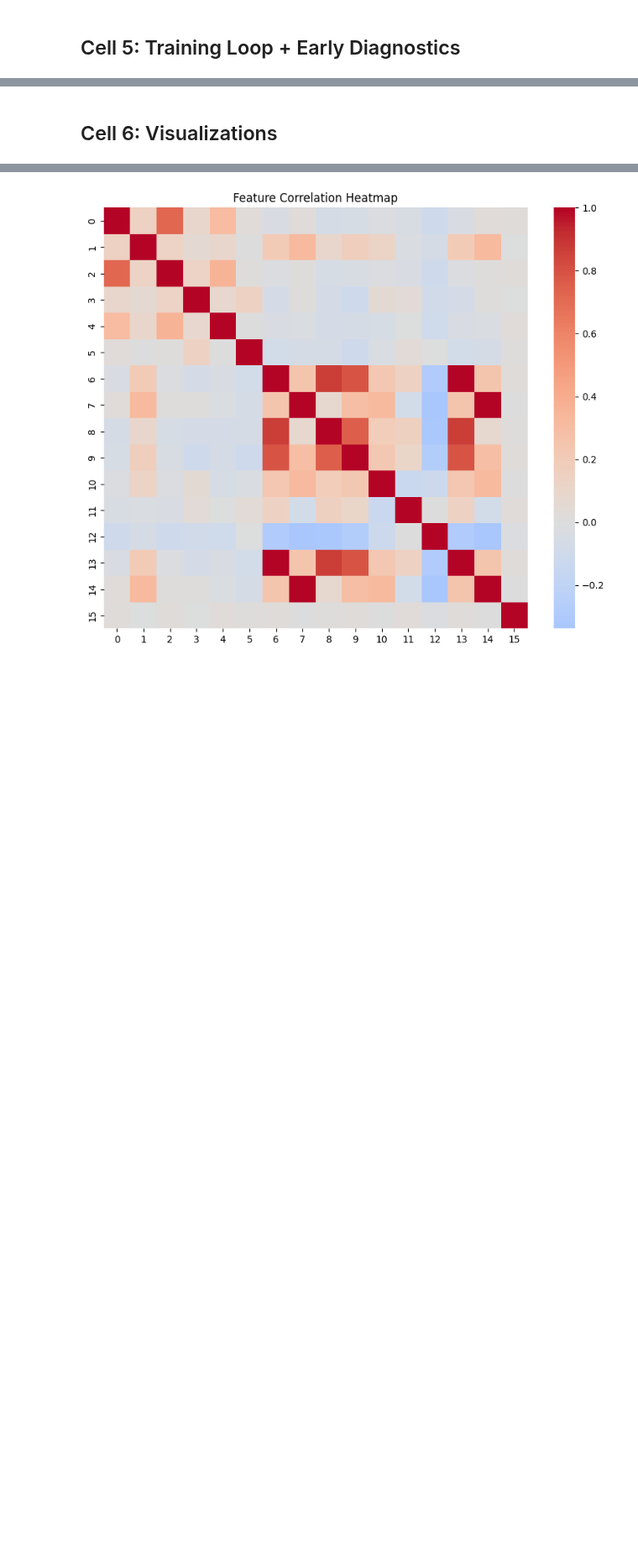
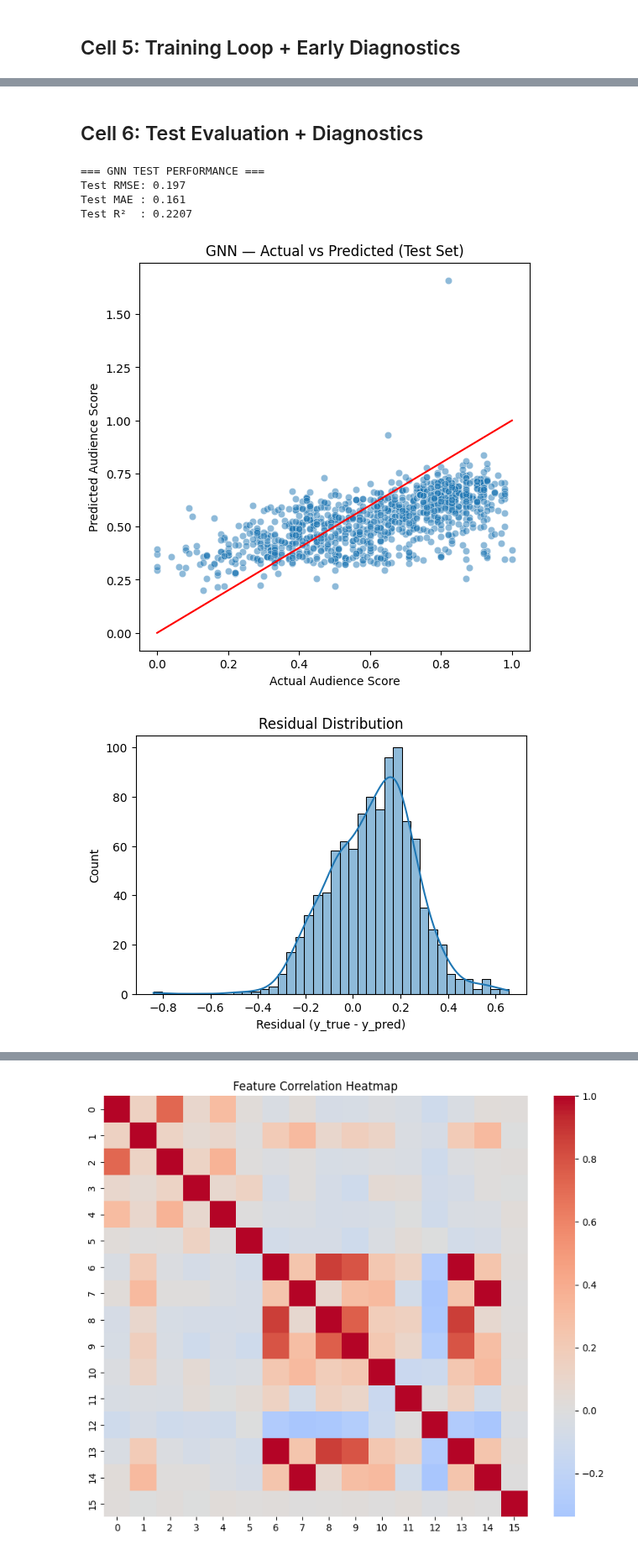
Before and after one commit to claragwei/filmlytics, a Jupyter notebook: Models/gnn/gnn.ipynb, the cells around one changed output, grey strips where cells are left out. Shown at 84% size. Saved outputs shown, nothing was run; the diff lists cells and outputs as text; code cells hidden in the pictures; blank space fills up the shorter version.

```diff
--- a/Models/gnn/gnn.ipynb
+++ b/Models/gnn/gnn.ipynb
@@ -608,2 +499,50 @@ Test R²:   -0.3382
 # %% [markdown]
-## Cell 6: Visualizations
+## Cell 6: Test Evaluation + Diagnostics
+# %%
+model.eval()
+with torch.no_grad():
+    out = model(data.x.to(DEVICE), data.edge_index.to(DEVICE))
+
+y_test = data.y[test_idx].cpu()
+pred_test = out[test_idx].cpu()
+
+test_rmse = torch.sqrt(criterion(pred_test, y_test)).item()
+test_mae = torch.mean(torch.abs(pred_test - y_test)).item()
+
+# R² manually
+ss_res = torch.sum((y_test - pred_test)**2).item()
+ss_tot = torch.sum((y_test - y_test.mean())**2).item()
+test_r2 = 1 - ss_res / ss_tot
+
+print("\n=== GNN TEST PERFORMANCE ===")
+print("Test RMSE:", round(test_rmse, 4))
+print("Test MAE :", round(test_mae, 4))
+print("Test R²  :", round(test_r2, 4))
+# %% [output]
+=== GNN TEST PERFORMANCE ===
+Test RMSE: 0.197
+Test MAE : 0.161
+Test R²  : 0.2207
+# %%
+import matplotlib.pyplot as plt
+import seaborn as sns
+
+# Actual vs predicted
+plt.figure(figsize=(6,6))
+sns.scatterplot(x=y_test.numpy(), y=pred_test.numpy(), alpha=0.5)
+plt.xlabel("Actual Audience Score")
+plt.ylabel("Predicted Audience Score")
+plt.title("GNN — Actual vs Predicted (Test Set)")
+plt.plot([0,1],[0,1], color='red')
+plt.show()
+
+# Residual distribution
+residuals = y_test.numpy() - pred_test.numpy()
+plt.figure(figsize=(6,4))
+sns.histplot(residuals, bins=40, kde=True)
+plt.title("Residual Distribution")
+plt.xlabel("Residual (y_true - y_pred)")
+plt.show()
+# %% [output]
+[figure, added]
+[figure, added]
```
Also changed, not shown: parts of 24 cells of this notebook, 2 other files.
